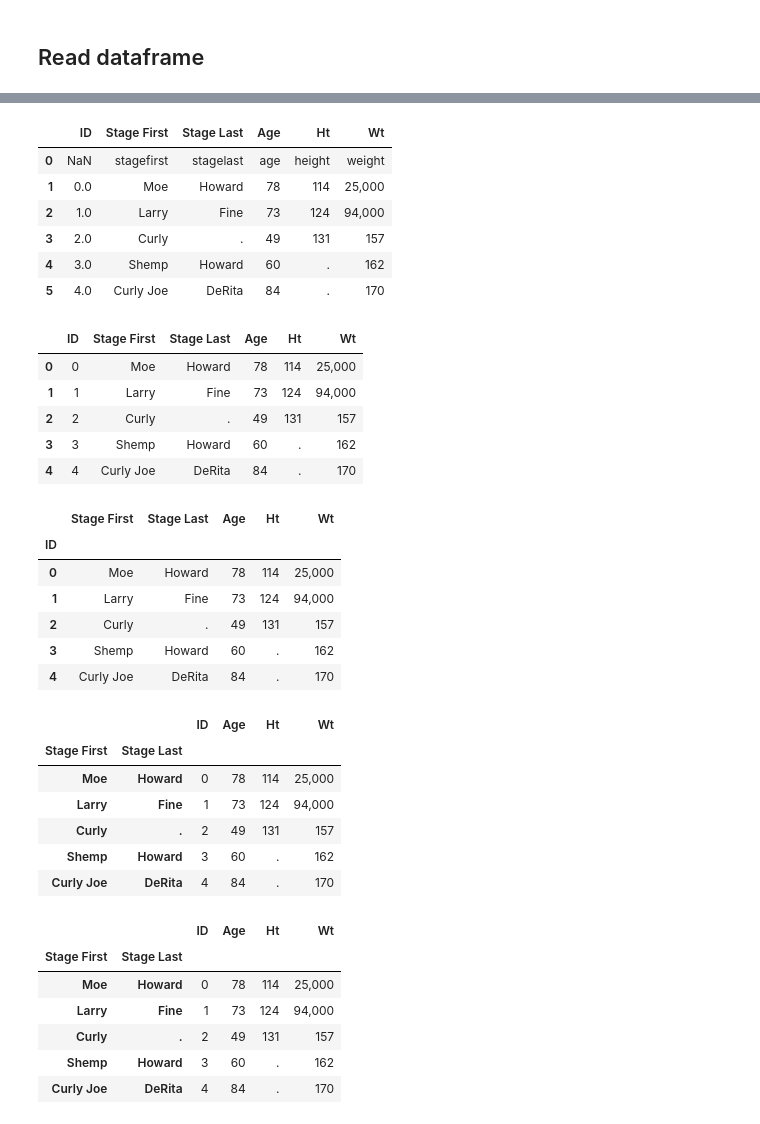
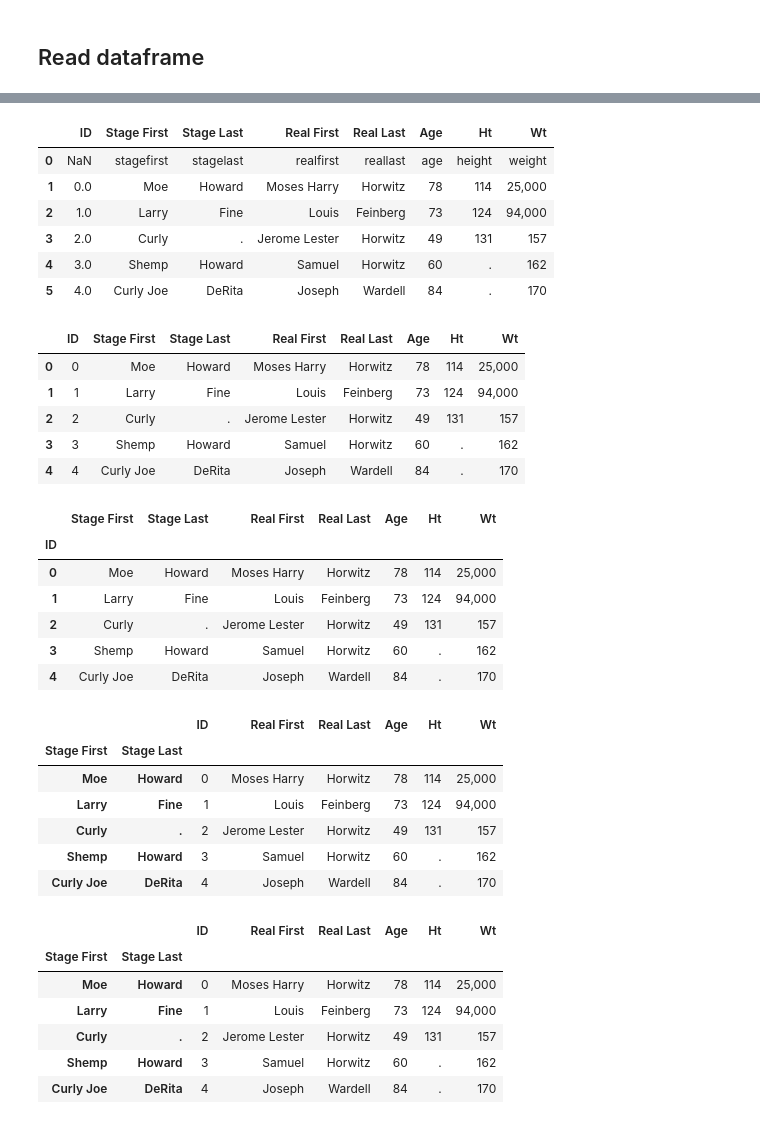
Before and after one commit to gillespilon/csv_read_write_pandas, a Jupyter notebook: csv_read_write_pandas.ipynb, the cells around one changed output, grey strips where cells are left out. Drawn from its saved outputs; the diff is of its cells as text; code cells hidden in the pictures.

Commit message:
mod added fields realfirst, reallast; data for these; adjusted other cells

```diff
--- a/csv_read_write_pandas.ipynb
+++ b/csv_read_write_pandas.ipynb
@@ -100,78 +102,78 @@ df
 # %%
 # Read a data file to a dataframe. Specify the column names.
 df = pd.read_csv('data.csv',
-                 names = ['ID', 'Stage First', 'Stage Last', 'Age', 'Ht', 'Wt'])
+                 names = ['ID', 'Stage First', 'Stage Last', 'Real First', 'Real Last', 'Age', 'Ht', 'Wt'])
 df
 # %% [output]
-|  | ID | Stage First | Stage Last | Age | Ht | Wt |
-| 0 | NaN | stagefirst | stagelast | age | height | weight |
-| 1 | 0.0 | Moe | Howard | 78 | 114 | 25,000 |
-| 2 | 1.0 | Larry | Fine | 73 | 124 | 94,000 |
-| 3 | 2.0 | Curly | . | 49 | 131 | 157 |
-| 4 | 3.0 | Shemp | Howard | 60 | . | 162 |
-| 5 | 4.0 | Curly Joe | DeRita | 84 | . | 170 |
+|  | ID | Stage First | Stage Last | Real First | Real Last | Age | Ht | Wt |
+| 0 | NaN | stagefirst | stagelast | realfirst | reallast | age | height | weight |
+| 1 | 0.0 | Moe | Howard | Moses Harry | Horwitz | 78 | 114 | 25,000 |
+| 2 | 1.0 | Larry | Fine | Louis | Feinberg | 73 | 124 | 94,000 |
+| 3 | 2.0 | Curly | . | Jerome Lester | Horwitz | 49 | 131 | 157 |
+| 4 | 3.0 | Shemp | Howard | Samuel | Horwitz | 60 | . | 162 |
+| 5 | 4.0 | Curly Joe | DeRita | Joseph | Wardell | 84 | . | 170 |
 # %%
 # Read a data file to a dataframe. Specify the column labels.
 # Skip the first row of the file, which contains column names.
 df = pd.read_csv('data.csv',
                  skiprows=1,
-                 names = ['ID', 'Stage First', 'Stage Last', 'Age', 'Ht', 'Wt'])
+                 names = ['ID', 'Stage First', 'Stage Last', 'Real First', 'Real Last', 'Age', 'Ht', 'Wt'])
 df
 # %% [output]
-|  | ID | Stage First | Stage Last | Age | Ht | Wt |
-| 0 | 0 | Moe | Howard | 78 | 114 | 25,000 |
-| 1 | 1 | Larry | Fine | 73 | 124 | 94,000 |
-| 2 | 2 | Curly | . | 49 | 131 | 157 |
-| 3 | 3 | Shemp | Howard | 60 | . | 162 |
-| 4 | 4 | Curly Joe | DeRita | 84 | . | 170 |
+|  | ID | Stage First | Stage Last | Real First | Real Last | Age | Ht | Wt |
+| 0 | 0 | Moe | Howard | Moses Harry | Horwitz | 78 | 114 | 25,000 |
+| 1 | 1 | Larry | Fine | Louis | Feinberg | 73 | 124 | 94,000 |
+| 2 | 2 | Curly | . | Jerome Lester | Horwitz | 49 | 131 | 157 |
+| 3 | 3 | Shemp | Howard | Samuel | Horwitz | 60 | . | 162 |
+| 4 | 4 | Curly Joe | DeRita | Joseph | Wardell | 84 | . | 170 |
 # %%
 # Read a data file to a dataframe. Specify the column labels.
 # Skip the first row of the file, which contains column names.
 # Set the index column to ID.
 df = pd.read_csv('data.csv',
                  skiprows=1, index_col='ID',
-                 names = ['ID', 'Stage First', 'Stage Last', 'Age', 'Ht', 'Wt'])
+                 names = ['ID', 'Stage First', 'Stage Last', 'Real First', 'Real Last', 'Age', 'Ht', 'Wt'])
 df
 # %% [output]
-|  | Stage First | Stage Last | Age | Ht | Wt |
-| ID |  |  |  |  |  |
-| 0 | Moe | Howard | 78 | 114 | 25,000 |
-| 1 | Larry | Fine | 73 | 124 | 94,000 |
-| 2 | Curly | . | 49 | 131 | 157 |
-| 3 | Shemp | Howard | 60 | . | 162 |
-| 4 | Curly Joe | DeRita | 84 | . | 170 |
+|  | Stage First | Stage Last | Real First | Real Last | Age | Ht | Wt |
+| ID |  |  |  |  |  |  |  |
+| 0 | Moe | Howard | Moses Harry | Horwitz | 78 | 114 | 25,000 |
+| 1 | Larry | Fine | Louis | Feinberg | 73 | 124 | 94,000 |
+| 2 | Curly | . | Jerome Lester | Horwitz | 49 | 131 | 157 |
+| 3 | Shemp | Howard | Samuel | Horwitz | 60 | . | 162 |
+| 4 | Curly Joe | DeRita | Joseph | Wardell | 84 | . | 170 |
 # %%
 # Read a data file to a dataframe. Specify the column labels.
 # Skip the first row of the file, which contains column names.
 # Set the index column to first and last names.
 df = pd.read_csv('data.csv', index_col=[1,2])
 df.index.names = ['Stage First', 'Stage Last']
-df.columns = ['ID', 'Age', 'Ht', 'Wt']
+df.columns = ['ID', 'Real First', 'Real Last', 'Age', 'Ht', 'Wt']
 df
 # %% [output]
-|  |  | ID | Age | Ht | Wt |
-| Stage First | Stage Last |  |  |  |  |
-| Moe | Howard | 0 | 78 | 114 | 25,000 |
-| Larry | Fine | 1 | 73 | 124 | 94,000 |
-| Curly | . | 2 | 49 | 131 | 157 |
-| Shemp | Howard | 3 | 60 | . | 162 |
-| Curly Joe | DeRita | 4 | 84 | . | 170 |
+|  |  | ID | Real First | Real Last | Age | Ht | Wt |
+| Stage First | Stage Last |  |  |  |  |  |  |
+| Moe | Howard | 0 | Moses Harry | Horwitz | 78 | 114 | 25,000 |
+| Larry | Fine | 1 | Louis | Feinberg | 73 | 124 | 94,000 |
+| Curly | . | 2 | Jerome Lester | Horwitz | 49 | 131 | 157 |
+| Shemp | Howard | 3 | Samuel | Horwitz | 60 | . | 162 |
+| Curly Joe | DeRita | 4 | Joseph | Wardell | 84 | . | 170 |
 # %%
 # Read a data file to a dataframe. Specify the column labels.
 # Skip the first row of the file, which contains column names.
 # Set the index column to first and last names.
 df = pd.read_csv('data.csv', index_col=[1,2])
 df.index.names = ['Stage First', 'Stage Last']
-df.columns = ['ID', 'Age', 'Ht', 'Wt']
+df.columns = ['ID', 'Real First', 'Real Last', 'Age', 'Ht', 'Wt']
 df
 # %% [output]
-|  |  | ID | Age | Ht | Wt |
-| Stage First | Stage Last |  |  |  |  |
-| Moe | Howard | 0 | 78 | 114 | 25,000 |
-| Larry | Fine | 1 | 73 | 124 | 94,000 |
-| Curly | . | 2 | 49 | 131 | 157 |
-| Shemp | Howard | 3 | 60 | . | 162 |
-| Curly Joe | DeRita | 4 | 84 | . | 170 |
+|  |  | ID | Real First | Real Last | Age | Ht | Wt |
+| Stage First | Stage Last |  |  |  |  |  |  |
+| Moe | Howard | 0 | Moses Harry | Horwitz | 78 | 114 | 25,000 |
+| Larry | Fine | 1 | Louis | Feinberg | 73 | 124 | 94,000 |
+| Curly | . | 2 | Jerome Lester | Horwitz | 49 | 131 | 157 |
+| Shemp | Howard | 3 | Samuel | Horwitz | 60 | . | 162 |
+| Curly Joe | DeRita | 4 | Joseph | Wardell | 84 | . | 170 |
 # %%
 # Read a data file. Specify '.' as NaN.
 df = pd.read_csv('data.csv', na_values=['.'])
```
Also changed, not shown: parts of 7 cells of this notebook.
